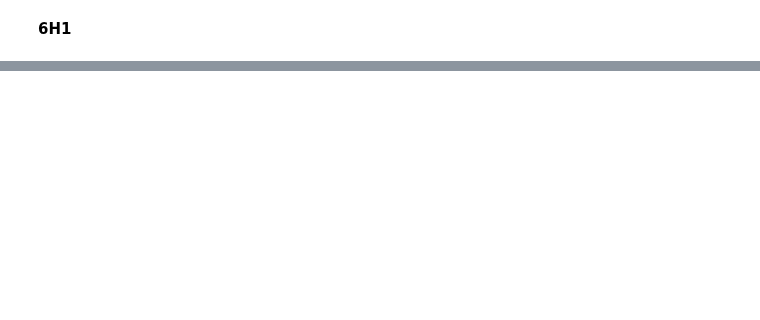
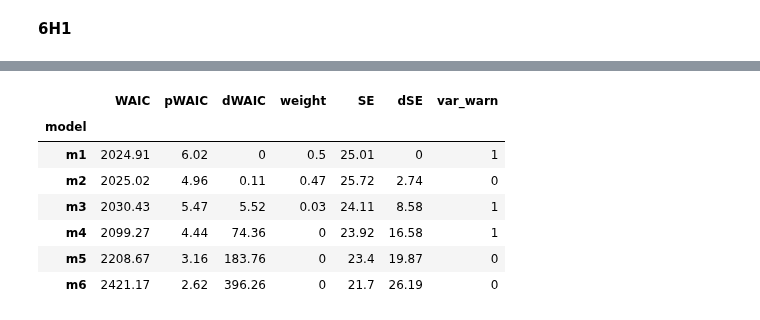
Before and after one commit to nwweber/statistical_rethinking, a Jupyter notebook: chapter_06_overfitting_regularization_and_information_criteria.ipynb, the cells around one changed output, grey strips where cells are left out. Saved outputs shown, nothing was run; the diff lists cells and outputs as text; code cells hidden in the pictures; blank space fills up the shorter version.

```diff
--- a/chapter_06_overfitting_regularization_and_information_criteria.ipynb
+++ b/chapter_06_overfitting_regularization_and_information_criteria.ipynb
@@ -930,0 +1015,11 @@ print(d2.shape)
+# %%
+compare_df.sort_values('WAIC')
+# %% [output]
+|  | WAIC | pWAIC | dWAIC | weight | SE | dSE | var_warn |
+| model |  |  |  |  |  |  |  |
+| m1 | 2024.91 | 6.02 | 0 | 0.5 | 25.01 | 0 | 1 |
+| m2 | 2025.02 | 4.96 | 0.11 | 0.47 | 25.72 | 2.74 | 0 |
+| m3 | 2030.43 | 5.47 | 5.52 | 0.03 | 24.11 | 8.58 | 1 |
+| m4 | 2099.27 | 4.44 | 74.36 | 0 | 23.92 | 16.58 | 1 |
+| m5 | 2208.67 | 3.16 | 183.76 | 0 | 23.4 | 19.87 | 0 |
+| m6 | 2421.17 | 2.62 | 396.26 | 0 | 21.7 | 26.19 | 0 |
```
Also changed, not shown: parts of 15 cells of this notebook.
